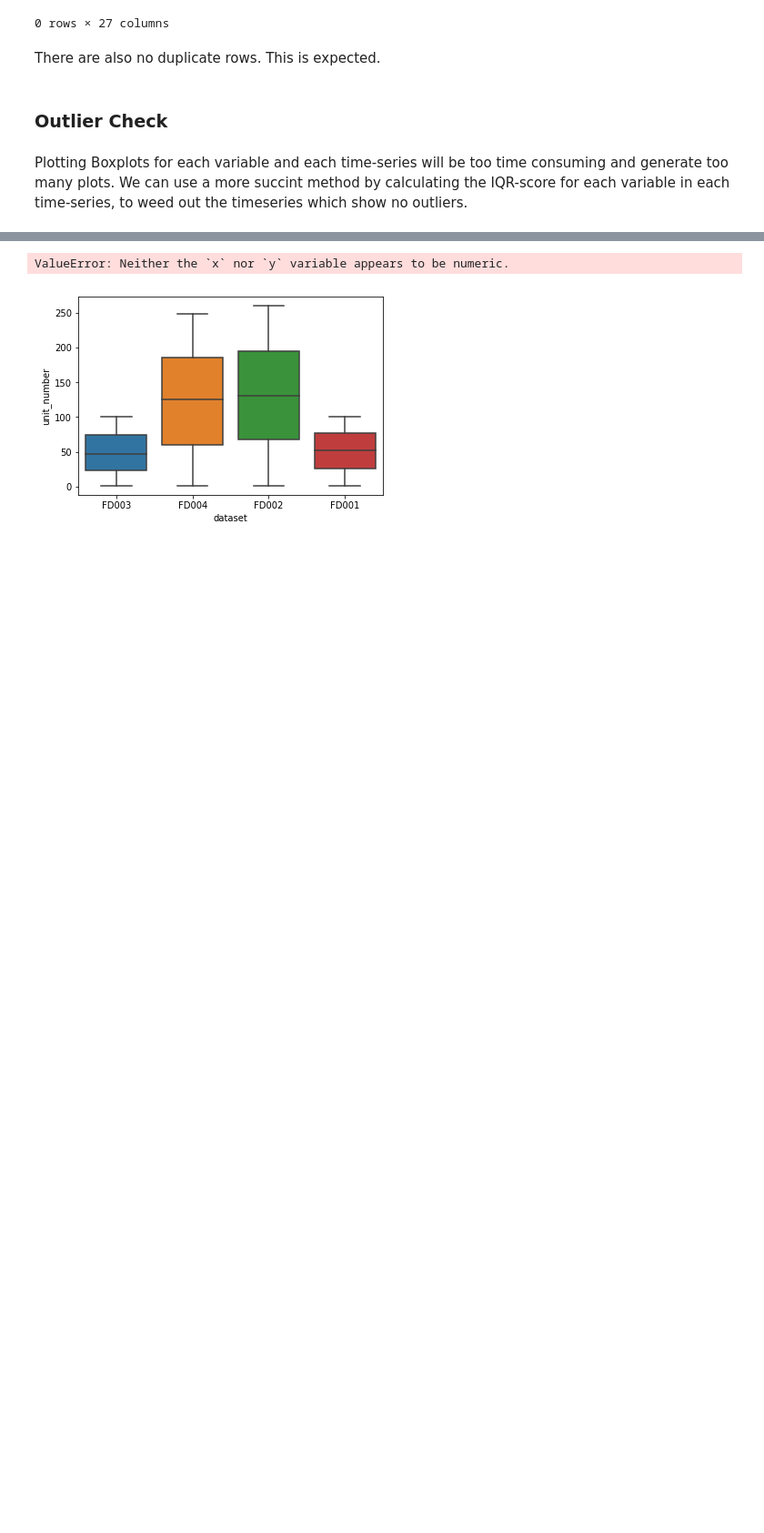
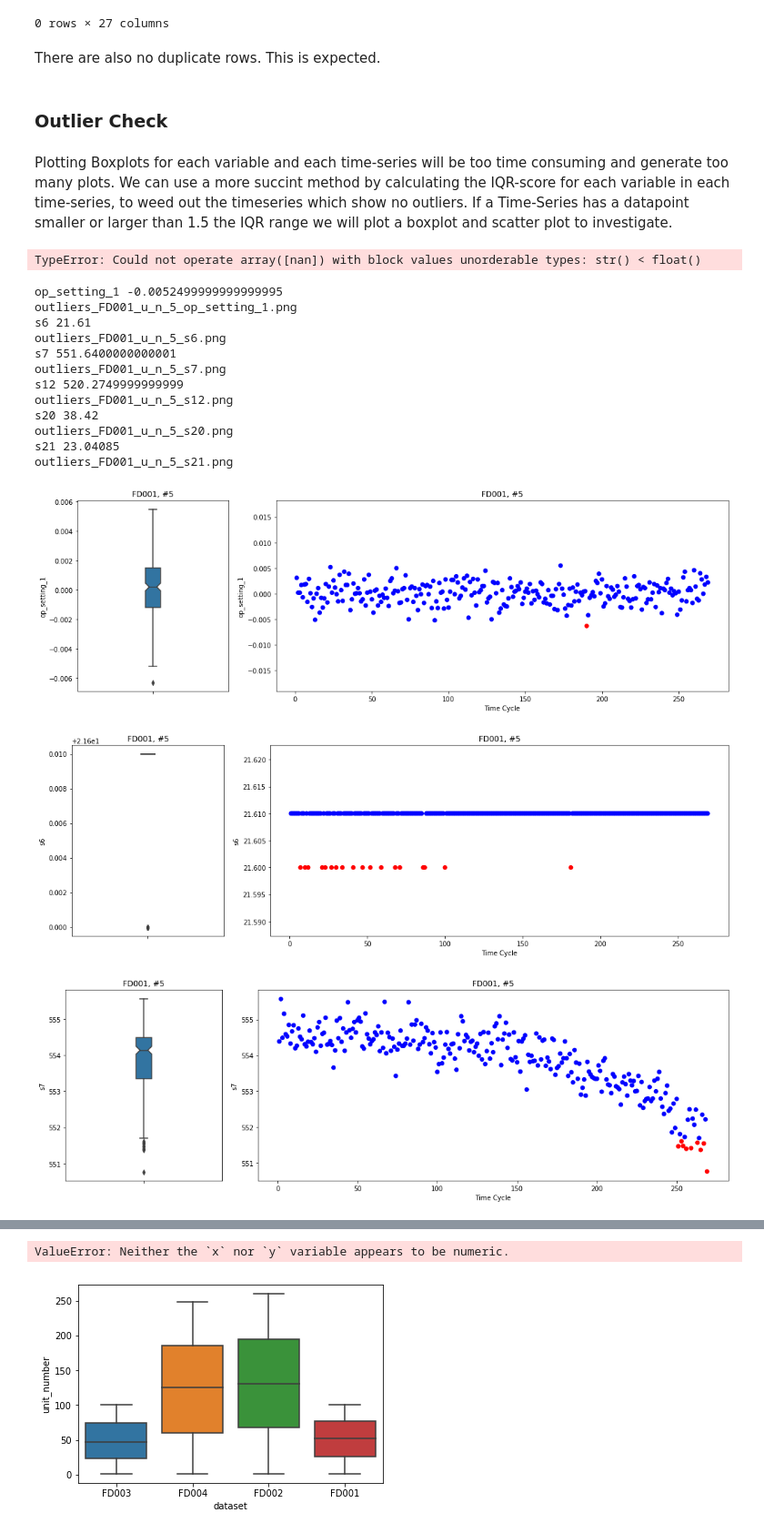
Before and after one commit to andrea-fantini/Predictive_Maintenance_Fanjet, a Jupyter notebook: notebooks/2 - Data Organization and Cleaning.ipynb, the cells around one changed output, grey strips where cells are left out. Shown: that part at 91% size. Drawn from its saved outputs; the diff is of its cells as text; code cells hidden in the pictures; blank space fills up the shorter version.

```diff
--- a/notebooks/2 - Data Organization and Cleaning.ipynb
+++ b/notebooks/2 - Data Organization and Cleaning.ipynb
@@ -182,4 +182,4 @@ There are also no duplicate rows. This is expected.
 # %% [markdown]
 ### Outlier Check
 # %% [markdown]
-Plotting Boxplots for each variable and each time-series will be too time consuming and generate too many plots. We can use a more succint method by calculating the IQR-score for each variable in each time-series, to weed out the timeseries which show no outliers.
+Plotting Boxplots for each variable and each time-series will be too time consuming and generate too many plots. We can use a more succint method by calculating the IQR-score for each variable in each time-series, to weed out the timeseries which show no outliers. If a Time-Series has a datapoint smaller or larger than 1.5 the IQR range we will plot a boxplot and scatter plot to investigate.
@@ -187,0 +186,63 @@ Plotting Boxplots for each variable and each time-series will be too time consum
+# %%
+# iterate over single time-series: one dataset, one unit_number
+for dataset in df["dataset"].unique() :
+    allowed_unit_numbers = df[df["dataset"] == dataset]["unit_number"].unique()
+    for u_n in allowed_unit_numbers :
+        time_series = df[(df["dataset"] == dataset) & (df["unit_number"] == u_n)]
+        Q1 = time_series.quantile(0.25)
+        Q3 = time_series.quantile(0.75)
+        IQR = Q3 - Q1
+        #print(IQR)
+        print(time_series < (Q1 - 1.5 * IQR)) |(time_series > (Q3 + 1.5 * IQR))
+# %% [output]
+TypeError: Could not operate array([nan]) with block values unorderable types: str() < float()
+# %%
+from matplotlib import gridspec
+
+# debug on single time-series
+time_series = df[(df["dataset"] == 'FD001') & (df["unit_number"] == 5)]
+#print(type(time_series))
+#print(time_series.describe())
+Q1 = time_series.quantile(0.25)
+Q3 = time_series.quantile(0.75)
+IQR = Q3 - Q1
+lower = Q1 - 1.5 * IQR
+upper = Q3 + 1.5 * IQR
+
+for col_name, lower_val in lower.items():
+    #print(col_name, lower_val)
+    outlier = time_series[col_name] < lower_val
+    if sum(outlier) > 0 :
+        print(col_name, lower_val)
+        #print(time_series[col_name])
+        _ = plt.figure(figsize=(15,5))
+        gs = gridspec.GridSpec(1, 2, width_ratios=[1, 3])
+        ax0 = plt.subplot(gs[0])
+        ax0 = plt.title('FD001, #5')
+        ax0 = sns.boxplot(x=col_name, data=time_series, orient='v',notch=True, width=0.1)
+        ax1 = plt.subplot(gs[1])
+        ax1 = plt.title('FD001, #5')
+        ax1 = plt.scatter(time_series['cycle_time'], time_series[col_name],c=outlier, cmap=plt.cm.bwr)
+        ax1 = plt.xlabel('Time Cycle')
+        ax1 = plt.ylabel(col_name)
+
+        plt.tight_layout()
+        filename = 'outliers_'+'FD001_'+'u_n_5_'+col_name+'.png'
+        print(filename)
+        #plt.savefig('grid_figure.pdf')
+# %% [output]
+op_setting_1 -0.0052499999999999995
+outliers_FD001_u_n_5_op_setting_1.png
+s6 21.61
+outliers_FD001_u_n_5_s6.png
+s7 551.6400000000001
+outliers_FD001_u_n_5_s7.png
+s12 520.2749999999999
+outliers_FD001_u_n_5_s12.png
+s20 38.42
+outliers_FD001_u_n_5_s20.png
+s21 23.04085
+outliers_FD001_u_n_5_s21.png
+[figure, added]
+[figure, added]
+[figure, added]
```
Also changed, not shown: parts of 2 cells of this notebook.
